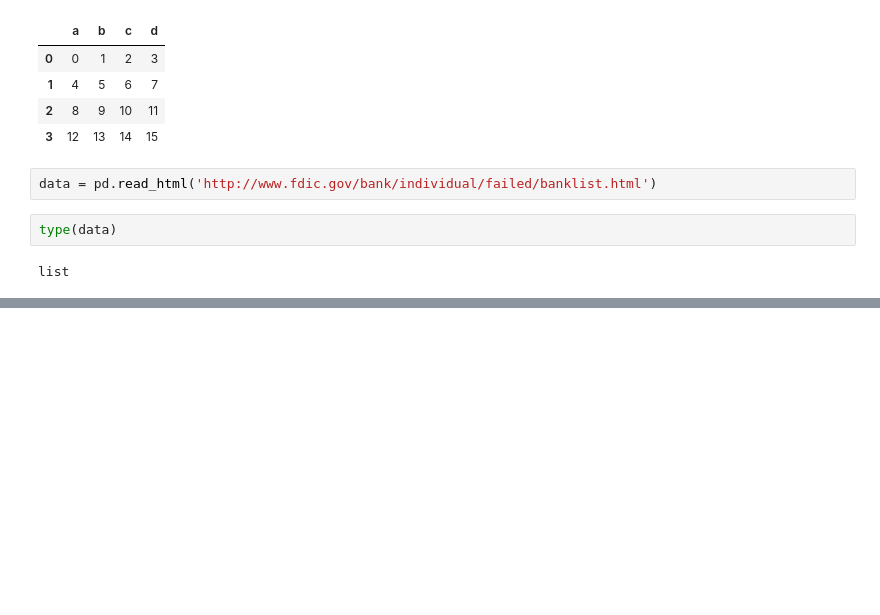
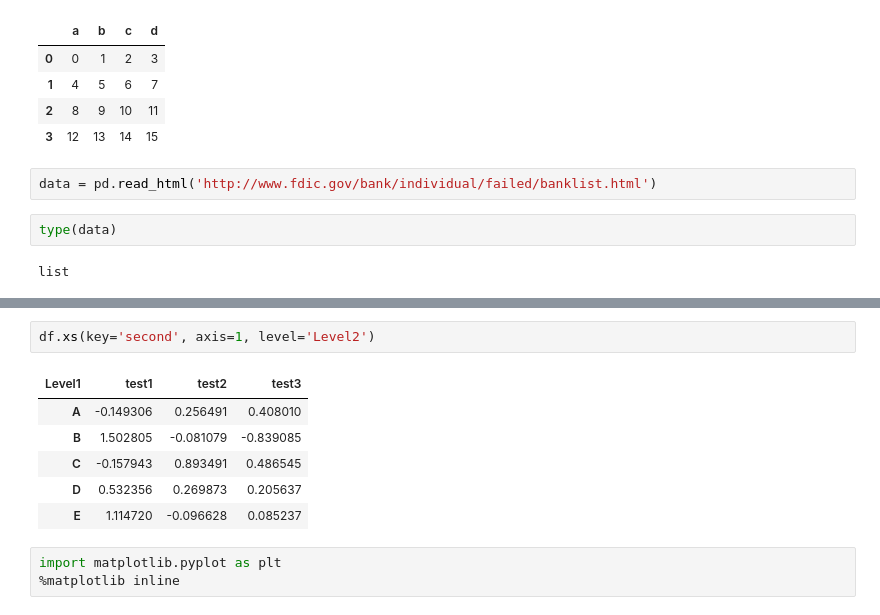
Before and after one commit to hyungwonkim/scratchpad, a Jupyter notebook: PandasPractice.ipynb, the cells around one changed output, grey strips where cells are left out. Cells and saved outputs as stored; diff of their text form; blank space fills up the shorter version.

```diff
--- a/PandasPractice.ipynb
+++ b/PandasPractice.ipynb
@@ -781,0 +788,12 @@ data[0].head()
+# %%
+df.xs(key='second', axis=1, level='Level2')
+# %% [output]
+| Level1 | test1 | test2 | test3 |
+| A | -0.149306 | 0.256491 | 0.408010 |
+| B | 1.502805 | -0.081079 | -0.839085 |
+| C | -0.157943 | 0.893491 | 0.486545 |
+| D | 0.532356 | 0.269873 | 0.205637 |
+| E | 1.114720 | -0.096628 | 0.085237 |
+# %%
+import matplotlib.pyplot as plt
+%matplotlib inline
```
Also changed, not shown: parts of 2 cells of this notebook.
